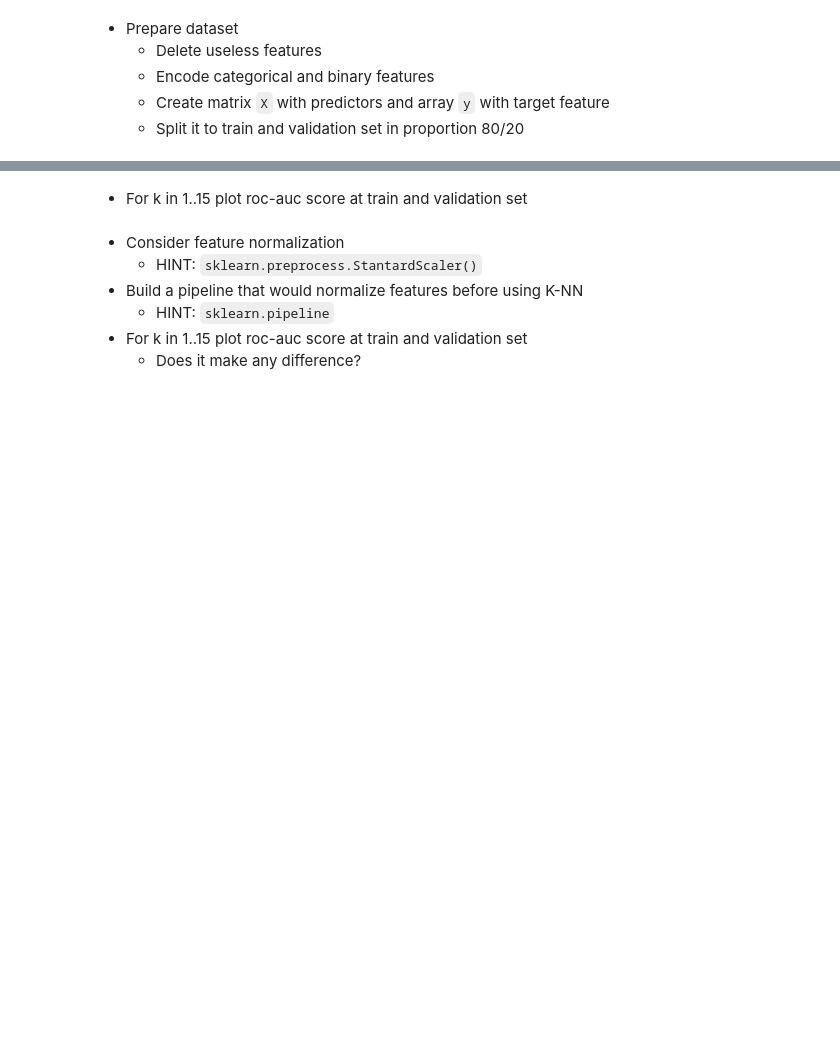
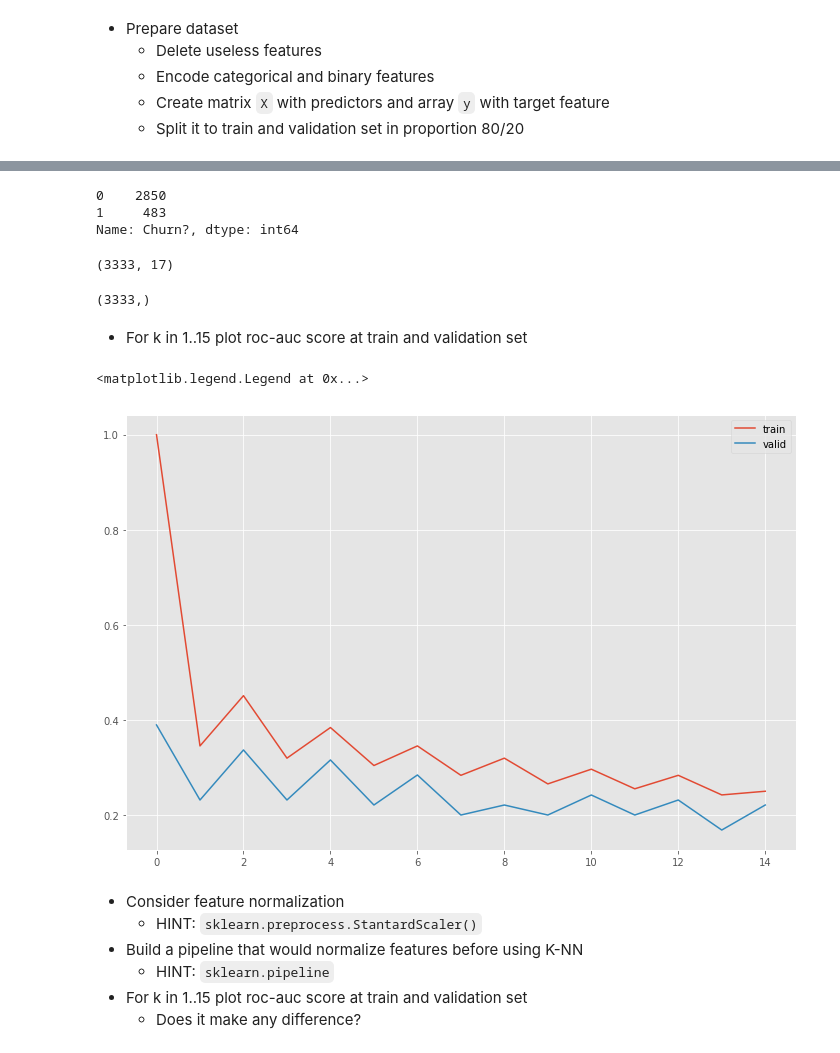
Before and after one commit to shestakoff/hse_se_ml, a Jupyter notebook: 2018/seminar-knn/seminar-knn-proc.ipynb, the cells around one changed output, grey strips where cells are left out. Cells and saved outputs as stored; diff of their text form; code cells hidden in the pictures; blank space fills up the shorter version.

```diff
--- a/2018/seminar-knn/seminar-knn-proc.ipynb
+++ b/2018/seminar-knn/seminar-knn-proc.ipynb
@@ -313,0 +354,2 @@ plt.legend()
+# %%
+df_preproc = df.pipe(preprocess_data)
@@ -314,2 +376,20 @@ plt.legend()
+# %%
+df_preproc.loc[:, 'Churn?'].value_counts()
+# %% [output]
+0    2850
+1     483
+Name: Churn?, dtype: int64
+# %%
+X, y = df_preproc.iloc[:, :-1].values, df_preproc.iloc[:, -1].values
+# %%
+X.shape
+# %% [output]
+(3333, 17)
+# %%
+y.shape
+# %% [output]
+(3333,)
+# %%
+X_train, X_valid, y_train, y_valid = train_test_split(X, y, test_size=0.2, random_state=123)
 # %% [markdown]
  * For k in 1..15 plot roc-auc score at train and validation set
@@ -318,3 +400,23 @@ plt.legend()
+# %%
+scores_valid = []
+scores_train = []
+
+for k in range(1, 16):
+    knn = KNeighborsClassifier(n_neighbors=k)
+    knn.fit(X_train, y_train)
+
+    y_hat_train = knn.predict(X_train)
+    y_hat_valid = knn.predict(X_valid)
+
+    scores_train.append(recall_score(y_train, y_hat_train))
+    scores_valid.append(recall_score(y_valid, y_hat_valid))
+# %%
+plt.plot(scores_train, label='train')
+plt.plot(scores_valid, label='valid')
+plt.legend()
+# %% [output]
+<matplotlib.legend.Legend at 0x...>
+[figure, added]
 # %% [markdown]
 * Consider feature normalization
     * HINT: `sklearn.preprocess.StantardScaler()`
```
Also changed, not shown: parts of 22 cells of this notebook.
